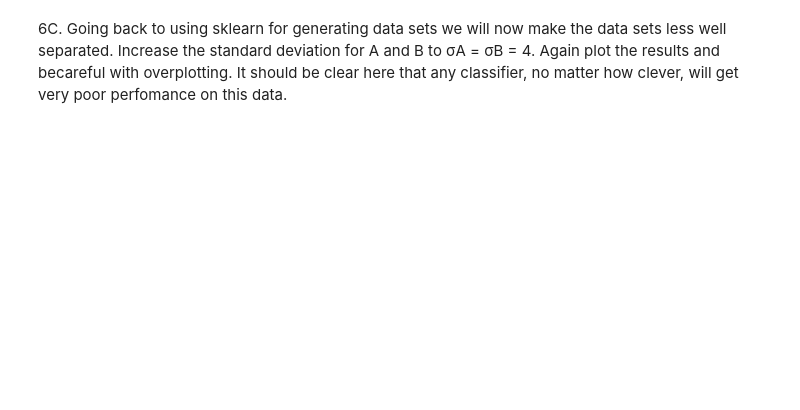
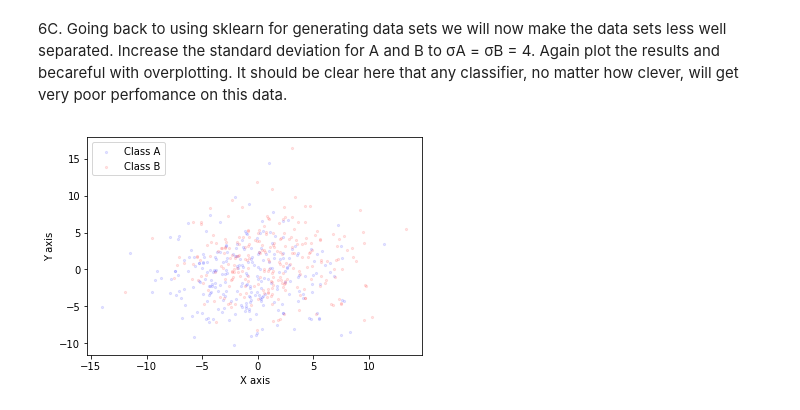
Before and after one commit to msarker000/ML_hw1, a Jupyter notebook: ML_hw1_6.ipynb, the cells around one changed output. Saved outputs shown, nothing was run; the diff lists cells and outputs as text; code cells hidden in the pictures; blank space fills up the shorter version.

```diff
--- a/ML_hw1_6.ipynb
+++ b/ML_hw1_6.ipynb
@@ -73,0 +66,15 @@ separated.
+# %%
+#generate  data from Class A and plot using make_blobs
+X, y = generate_sample_data(n_samples=250, cluster_std=4, center_box=(-1,-1) )
+plt.scatter(X[:, 0], X[:, 1], c='b', alpha=0.1, s=5)
+
+#generate data from Class B and plot
+X, y = generate_sample_data(n_samples=250, cluster_std=4, center_box=(1,1) )
+plt.scatter(X[:, 0], X[:, 1], c= 'r', alpha=0.1, s=5)
+
+plt.xlabel('X axis')
+plt.ylabel('Y axis')
+plt.legend(['Class A','Class B'], loc='upper left')
+plt.show()
+# %% [output]
+[figure, added]
```
Also changed, not shown: parts of 9 cells of this notebook.
